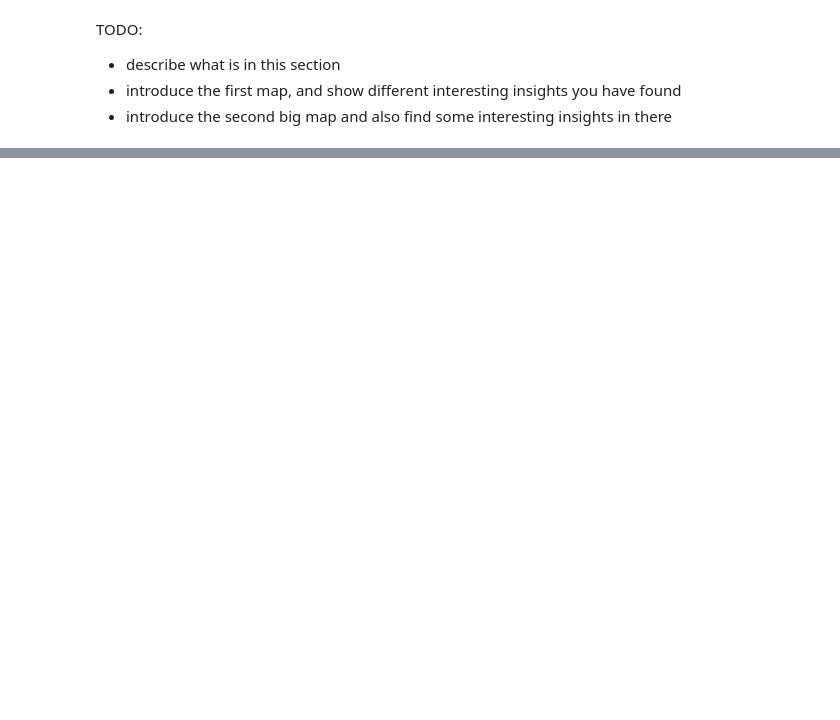
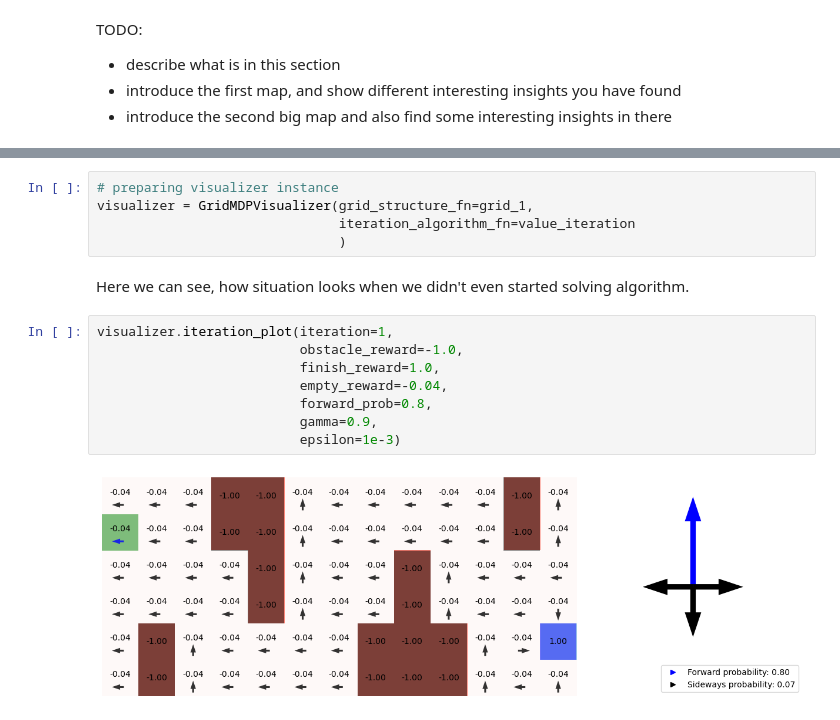
Before and after one commit to nickobard/ZUM-Artificial-Intelligence-Foundations-Practicals, a Jupyter notebook: semestral_work/semestral_work.ipynb, the cells around one changed output, grey strips where cells are left out. Drawn from its saved outputs; the diff is of its cells as text; blank space fills up the shorter version.

```diff
--- a/semestral_work/semestral_work.ipynb
+++ b/semestral_work/semestral_work.ipynb
@@ -69,0 +142,17 @@ TODO:
+# %%
+# preparing visualizer instance
+visualizer = GridMDPVisualizer(grid_structure_fn=grid_1,
+                               iteration_algorithm_fn=value_iteration
+                               )
+# %% [markdown]
+Here we can see, how situation looks when we didn't even started solving algorithm.
+# %%
+visualizer.iteration_plot(iteration=1,
+                          obstacle_reward=-1.0,
+                          finish_reward=1.0,
+                          empty_reward=-0.04,
+                          forward_prob=0.8,
+                          gamma=0.9,
+                          epsilon=1e-3)
+# %% [output]
+[figure, added]
```
Also changed, not shown: parts of 23 cells of this notebook.
